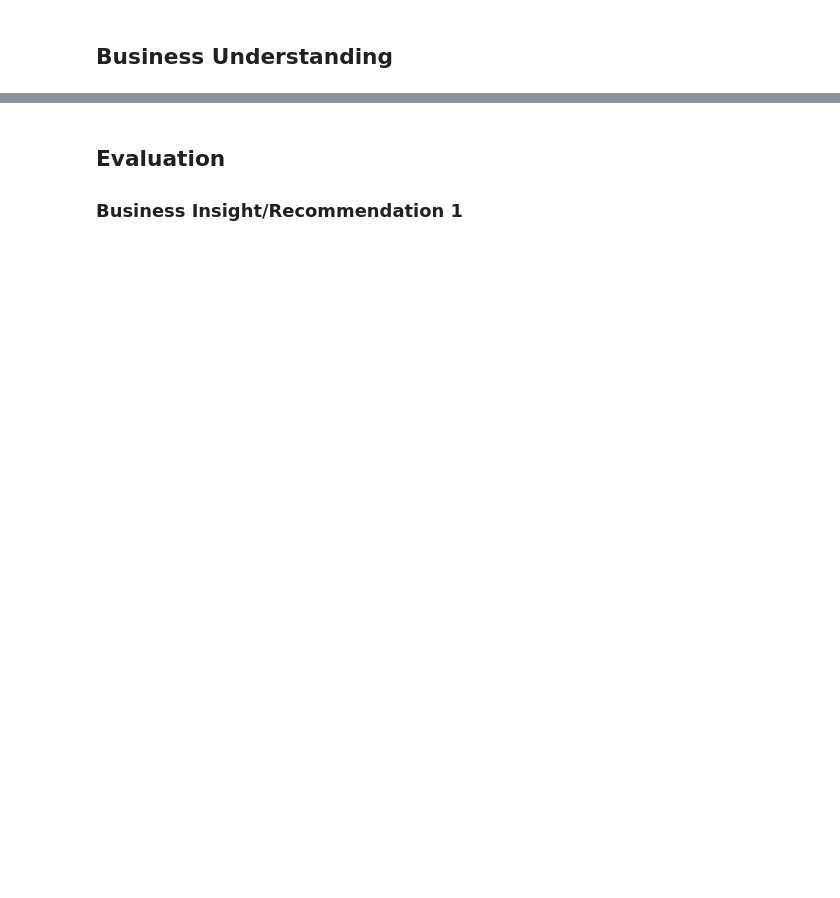
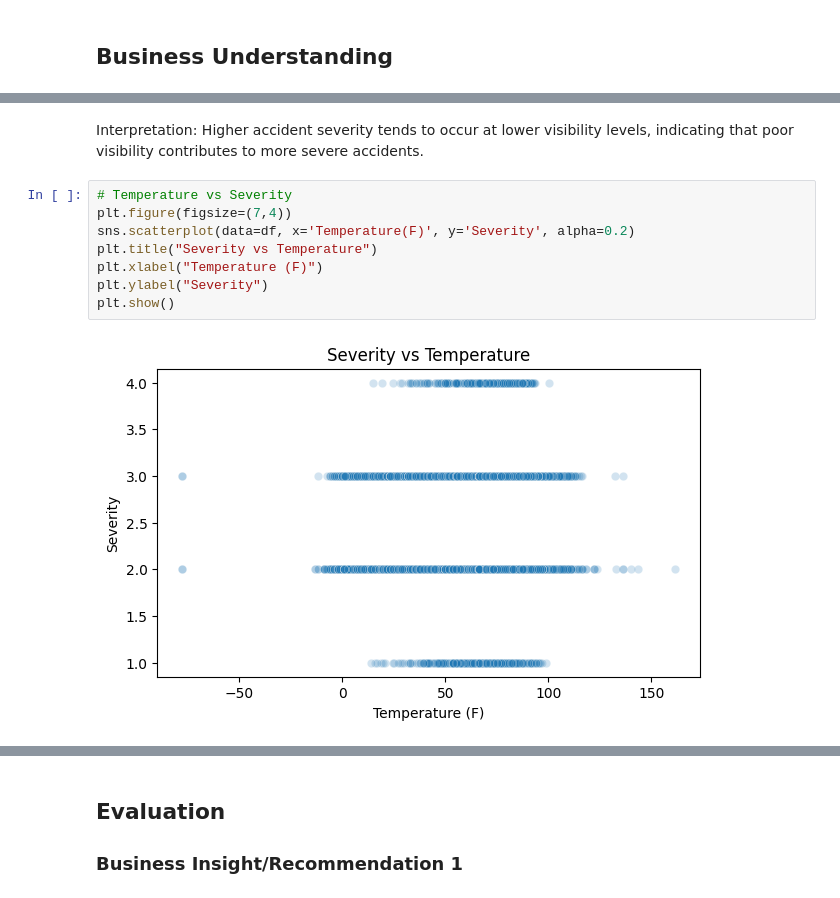
Before and after one commit to ylstha1234/us-traffic-accidents-analysis, a Jupyter notebook: DS_Capstone_Notebook.ipynb, the cells around one changed output, grey strips where cells are left out. Drawn from its saved outputs; the diff is of its cells as text; blank space fills up the shorter version.

```diff
--- a/DS_Capstone_Notebook.ipynb
+++ b/DS_Capstone_Notebook.ipynb
@@ -25,0 +462,12 @@ Text here
+# %% [markdown]
+Interpretation: Higher accident severity tends to occur at lower visibility levels, indicating that poor visibility contributes to more severe accidents.
+# %%
+# Temperature vs Severity
+plt.figure(figsize=(7,4))
+sns.scatterplot(data=df, x='Temperature(F)', y='Severity', alpha=0.2)
+plt.title("Severity vs Temperature")
+plt.xlabel("Temperature (F)")
+plt.ylabel("Severity")
+plt.show()
+# %% [output]
+[figure, added]
```
Also changed, not shown: parts of 95 cells of this notebook.
